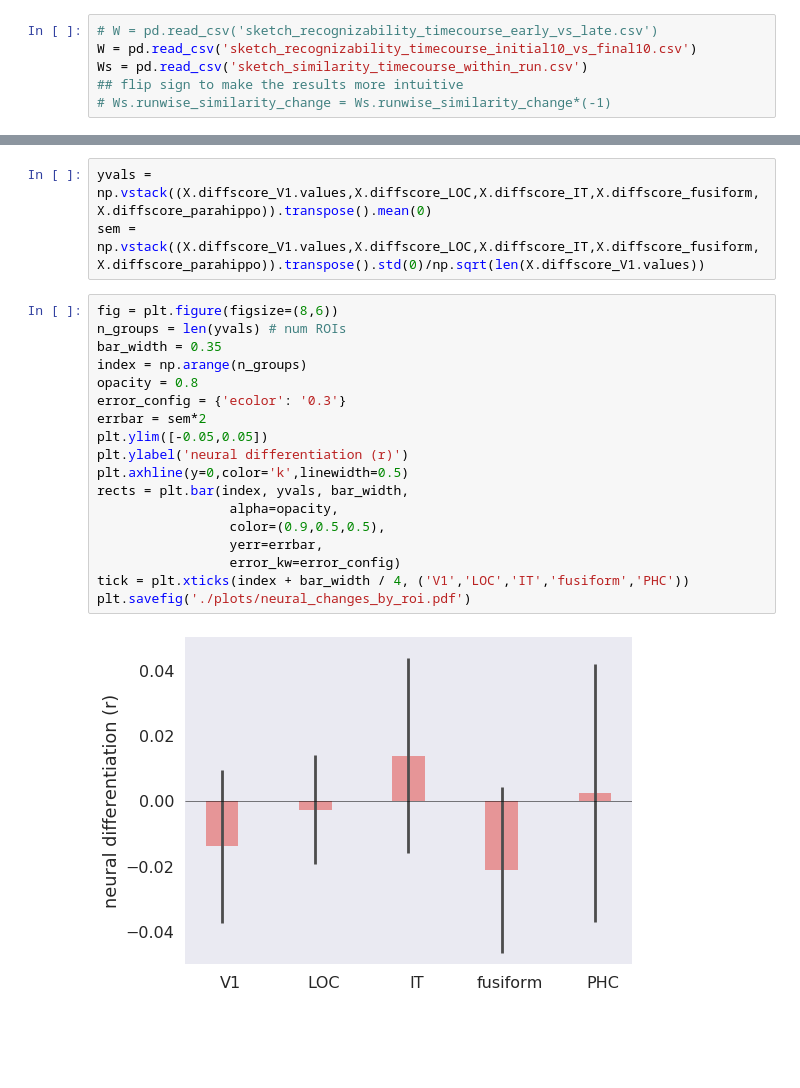
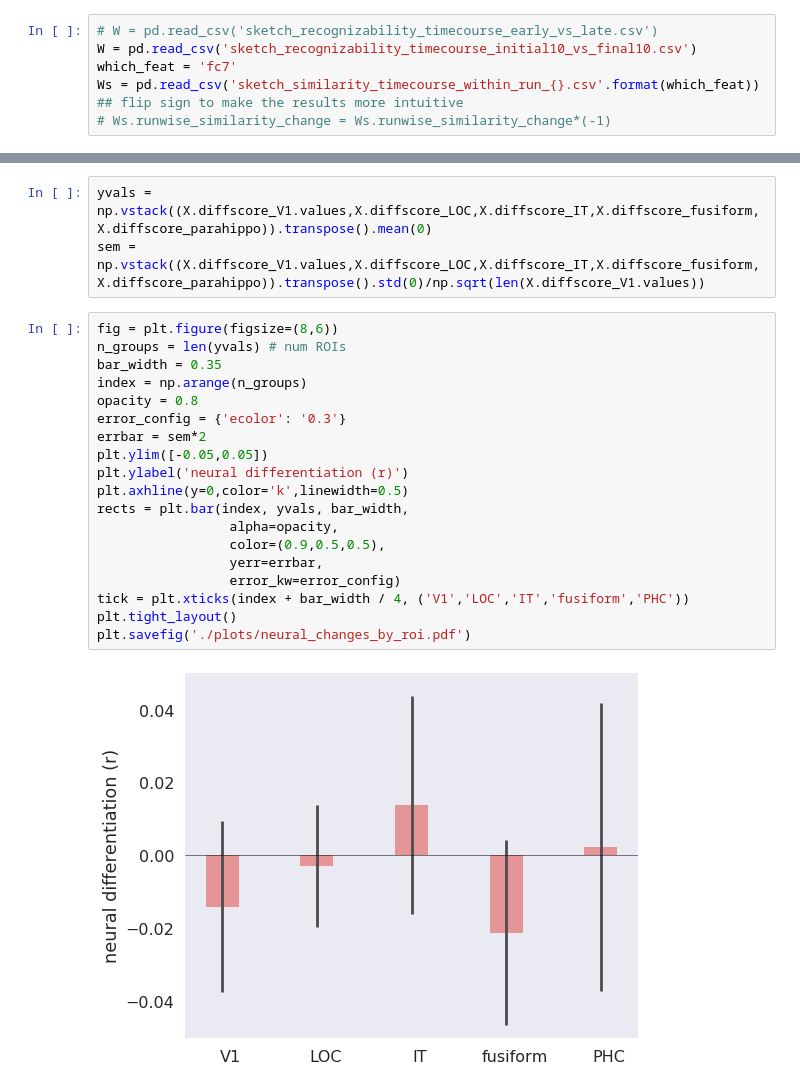
Before and after one commit to judithfan/sketchfeat, a Jupyter notebook: sketches/relate_neural_changes_to_sketch_changes.ipynb, the cells around one changed output, grey strips where cells are left out. Cells and saved outputs as stored; diff of their text form; blank space fills up the shorter version.

Commit message:
latest sketchfeat analysis

```diff
--- a/sketches/relate_neural_changes_to_sketch_changes.ipynb
+++ b/sketches/relate_neural_changes_to_sketch_changes.ipynb
@@ -127,7 +127,8 @@ if 'trained_post_occipital' in X.columns:
 # %%
 # W = pd.read_csv('sketch_recognizability_timecourse_early_vs_late.csv')
 W = pd.read_csv('sketch_recognizability_timecourse_initial10_vs_final10.csv')
-Ws = pd.read_csv('sketch_similarity_timecourse_within_run.csv')
+which_feat = 'fc7'
+Ws = pd.read_csv('sketch_similarity_timecourse_within_run_{}.csv'.format(which_feat))
 ## flip sign to make the results more intuitive
 # Ws.runwise_similarity_change = Ws.runwise_similarity_change*(-1)
 # %%
@@ -589,20 +590,21 @@ sem = np.vstack((X.diffscore_V1.values,X.diffscore_LOC,X.diffscore_IT,X.diffscor
 # %%
 fig = plt.figure(figsize=(8,6))
 n_groups = len(yvals) # num ROIs
 bar_width = 0.35
 index = np.arange(n_groups)
 opacity = 0.8
 error_config = {'ecolor': '0.3'}
 errbar = sem*2
 plt.ylim([-0.05,0.05])
 plt.ylabel('neural differentiation (r)')
 plt.axhline(y=0,color='k',linewidth=0.5)
 rects = plt.bar(index, yvals, bar_width,
                  alpha=opacity,
                  color=(0.9,0.5,0.5),
                  yerr=errbar,
                  error_kw=error_config)
 tick = plt.xticks(index + bar_width / 4, ('V1','LOC','IT','fusiform','PHC'))
+plt.tight_layout()
 plt.savefig('./plots/neural_changes_by_roi.pdf')
 # %% [output]
-[figure, old version]
+[figure, new version]
```
Also changed, not shown: parts of 2 cells of this notebook, 1 other file.
